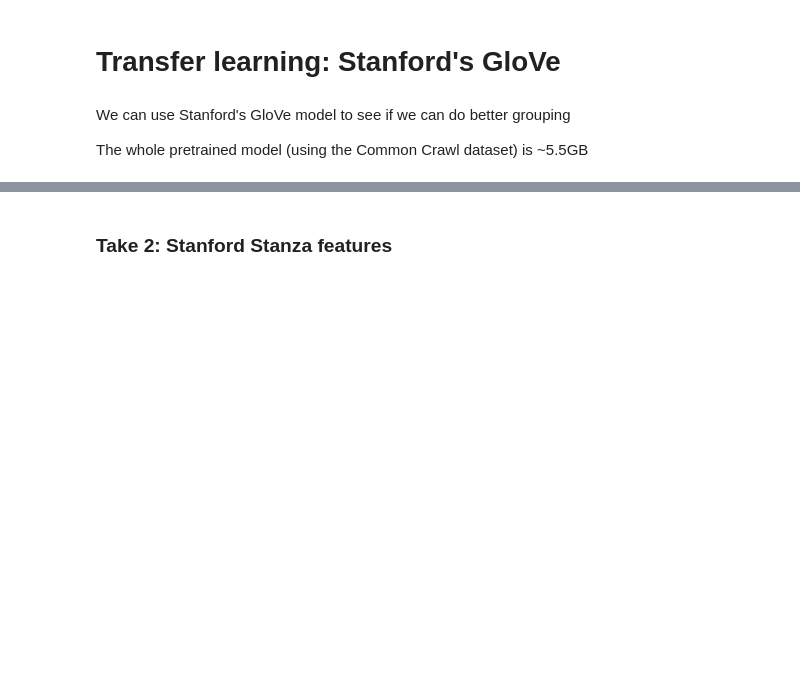
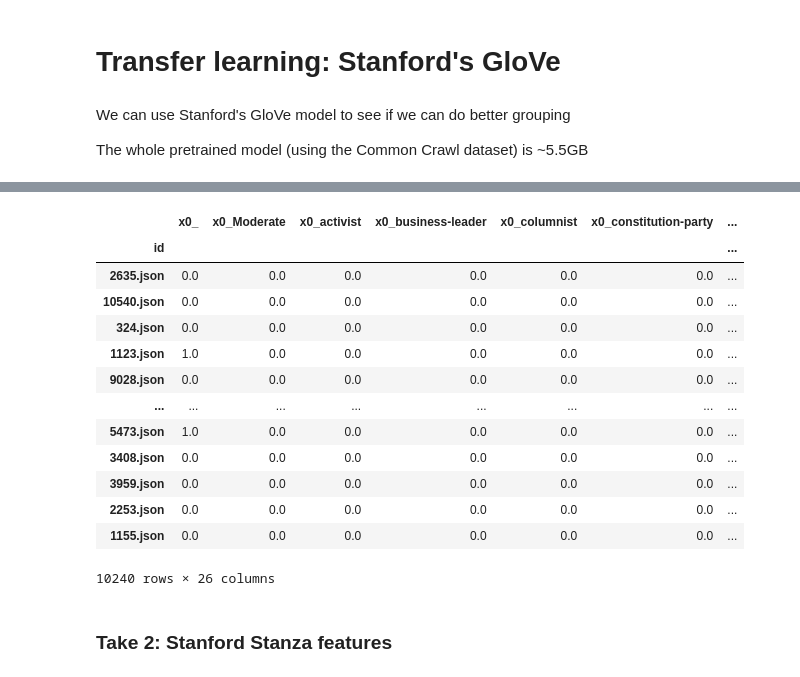
Before and after one commit to KunojiLym/metis_project_4, a Jupyter notebook: liar_eda.ipynb, the cells around one changed output, grey strips where cells are left out. Cells and saved outputs as stored; diff of their text form; code cells hidden in the pictures; blank space fills up the shorter version.

```diff
--- a/liar_eda.ipynb
+++ b/liar_eda.ipynb
@@ -1978,0 +2084,20 @@ glove_model = KeyedVectors.load_word2vec_format(tmp_file)
+# %%
+train_X = speaker_aff_dummies_df.join(glove_train).fillna('')
+train_y = liar_train['label']
+# %%
+train_X
+# %% [output]
+|  | x0_ | x0_Moderate | x0_activist | x0_business-leader | x0_columnist | x0_constitution-party | ... |
+| id |  |  |  |  |  |  | ... |
+| 2635.json | 0.0 | 0.0 | 0.0 | 0.0 | 0.0 | 0.0 | ... |
+| 10540.json | 0.0 | 0.0 | 0.0 | 0.0 | 0.0 | 0.0 | ... |
+| 324.json | 0.0 | 0.0 | 0.0 | 0.0 | 0.0 | 0.0 | ... |
+| 1123.json | 1.0 | 0.0 | 0.0 | 0.0 | 0.0 | 0.0 | ... |
+| 9028.json | 0.0 | 0.0 | 0.0 | 0.0 | 0.0 | 0.0 | ... |
+| ... | ... | ... | ... | ... | ... | ... | ... |
+| 5473.json | 1.0 | 0.0 | 0.0 | 0.0 | 0.0 | 0.0 | ... |
+| 3408.json | 0.0 | 0.0 | 0.0 | 0.0 | 0.0 | 0.0 | ... |
+| 3959.json | 0.0 | 0.0 | 0.0 | 0.0 | 0.0 | 0.0 | ... |
+| 2253.json | 0.0 | 0.0 | 0.0 | 0.0 | 0.0 | 0.0 | ... |
+| 1155.json | 0.0 | 0.0 | 0.0 | 0.0 | 0.0 | 0.0 | ... |
+10240 rows × 26 columns
```
Also changed, not shown: parts of 28 cells of this notebook.
